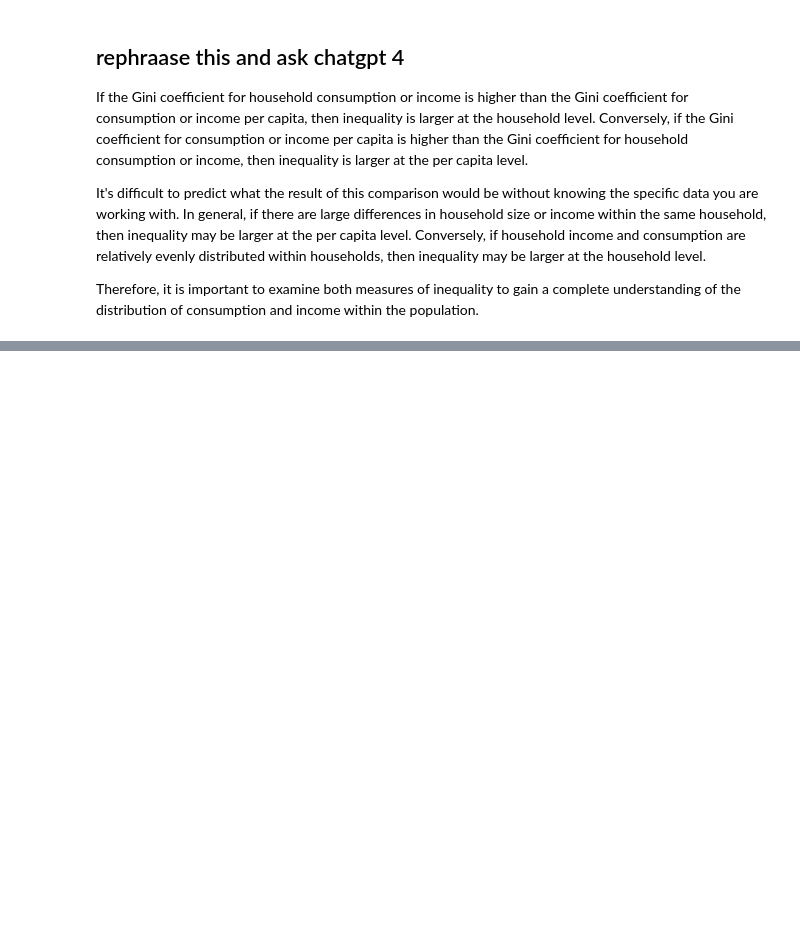
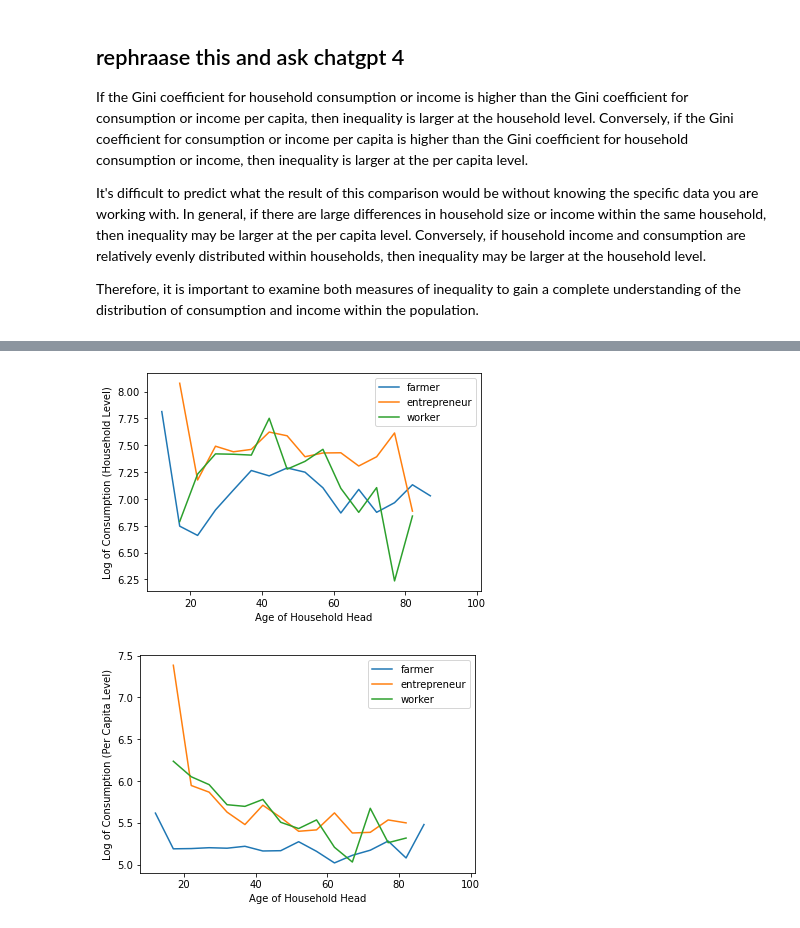
Before and after one commit to ArifShahrin/B162404, a Jupyter notebook: B162404_ ver 1.ipynb, the cells around one changed output, grey strips where cells are left out. Cells and saved outputs as stored; diff of their text form; code cells hidden in the pictures; blank space fills up the shorter version.

```diff
--- a/B162404_ ver 1.ipynb
+++ b/B162404_ ver 1.ipynb
@@ -94,0 +274,48 @@ Therefore, it is important to examine both measures of inequality to gain a comp
+# %%
+import pandas as pd
+import numpy as np
+import matplotlib.pyplot as plt
+
+# Code to read and preprocess the data (df1) goes here
+
+# Create a new column with the log of consumption at the household level and per capita level
+df1['log_consumption'] = np.log(df1['consumption'])
+df1['log_consumption_per_capita'] = np.log(df1['consumption'] / df1['familysize'])
+
+# Define the bins and their labels
+bins = np.arange(0, df1['head_age'].max() + 10, 5)
+bin_labels = (bins[:-1] + bins[1:]) // 2
+
+# Assign each age value to a bin
+df1['age_bin'] = pd.cut(df1['head_age'], bins, labels=bin_labels)
+
+# Group the data by occupation and age bin, and calculate the mean log consumption in each group
+grouped_data = df1.groupby(['occupation', 'age_bin']).mean()[['log_consumption', 'log_consumption_per_capita']]
+
+# Reset the index to make it easier to plot the data
+grouped_data.reset_index(inplace=True)
+
+# Plot the life-cycle of the log of consumption at the household level across occupational groups
+for occupation in ['farmer', 'entrepreneur', 'worker']:
+    plt.plot(grouped_data[grouped_data['occupation'] == occupation]['age_bin'],
+             grouped_data[grouped_data['occupation'] == occupation]['log_consumption'],
+             label=occupation)
+
+plt.xlabel('Age of Household Head')
+plt.ylabel('Log of Consumption (Household Level)')
+plt.legend()
+plt.show()
+
+# Plot the life-cycle of the log of consumption at the per capita level across occupational groups
+for occupation in ['farmer', 'entrepreneur', 'worker']:
+    plt.plot(grouped_data[grouped_data['occupation'] == occupation]['age_bin'],
+             grouped_data[grouped_data['occupation'] == occupation]['log_consumption_per_capita'],
+             label=occupation)
+
+plt.xlabel('Age of Household Head')
+plt.ylabel('Log of Consumption (Per Capita Level)')
+plt.legend()
+plt.show()
+# %% [output]
+[figure, added]
+[figure, added]
```
Also changed, not shown: parts of 24 cells of this notebook, 2 other files.
